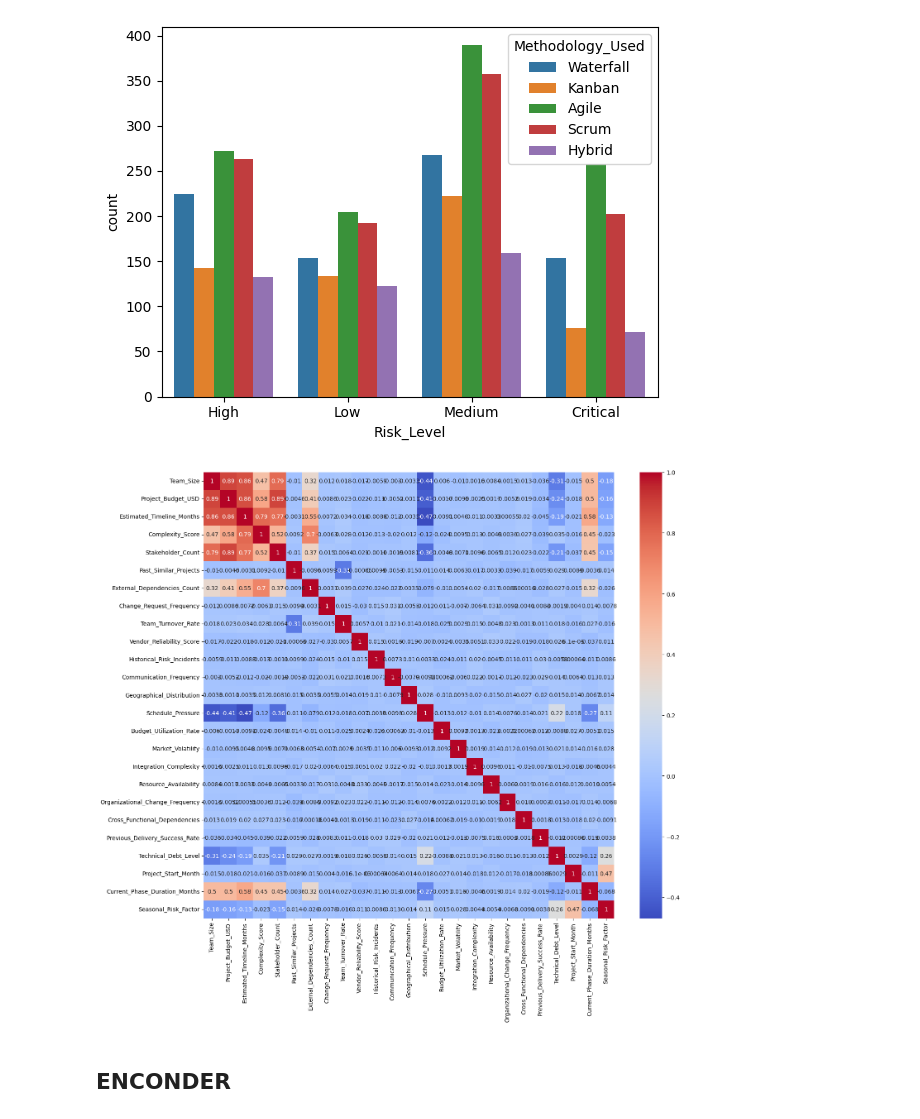
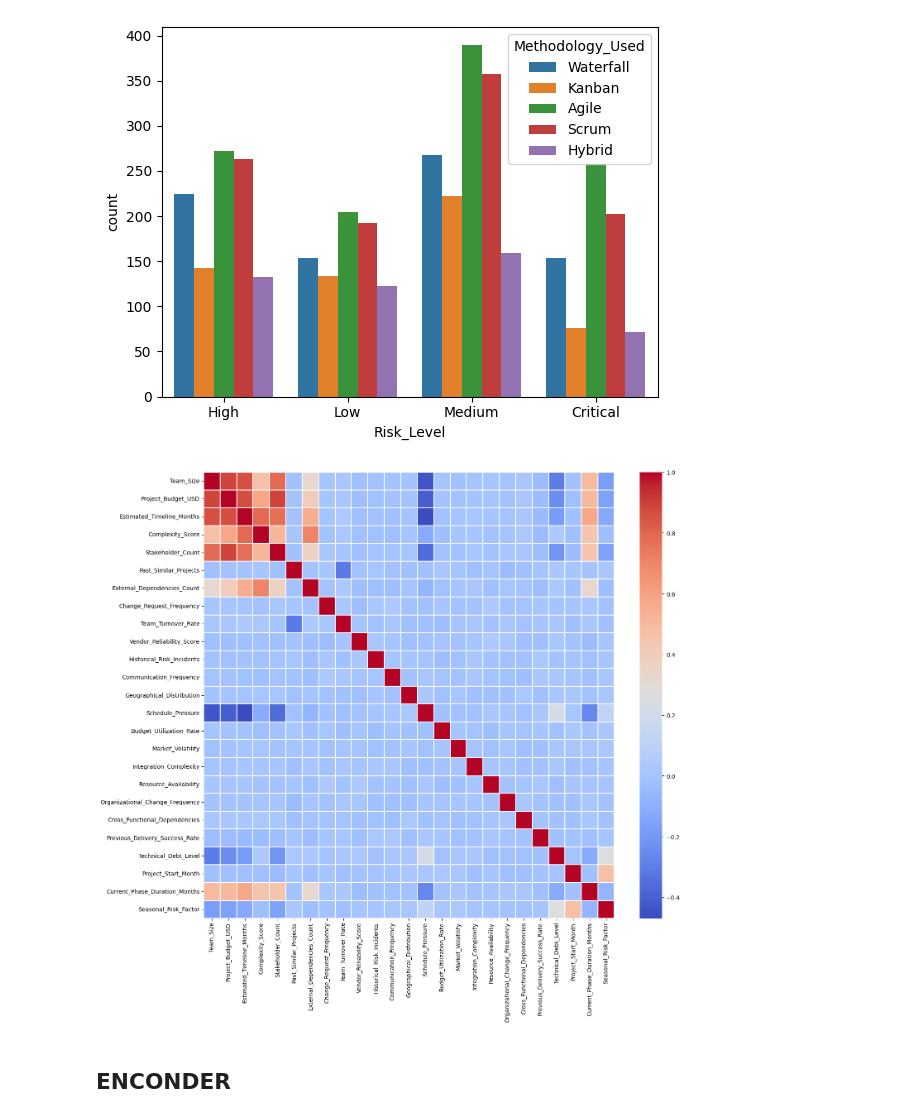
Before and after one commit to Danunesx/ml-project-risk, a Jupyter notebook: ml-project-risk.ipynb, the cells around one changed output. Cells and saved outputs as stored; diff of their text form; code cells hidden in the pictures.

```diff
--- a/ml-project-risk.ipynb
+++ b/ml-project-risk.ipynb
@@ -233,10 +232,10 @@ sns.countplot(data=df, x='Risk_Level', hue='Methodology_Used');
 # %%
 corr = df.corr(numeric_only=True)
 plt.figure(figsize=(16,14))
-sns.heatmap(data=corr, annot=True, cmap='coolwarm');
+sns.heatmap(data=corr, annot=False, cmap='coolwarm', linewidths=0.3);
 plt.show()
 # %% [output]
-[figure, old version]
+[figure, new version]
 # %% [markdown]
 ## ENCONDER
 # %%
```
Also changed, not shown: parts of 14 cells of this notebook.
